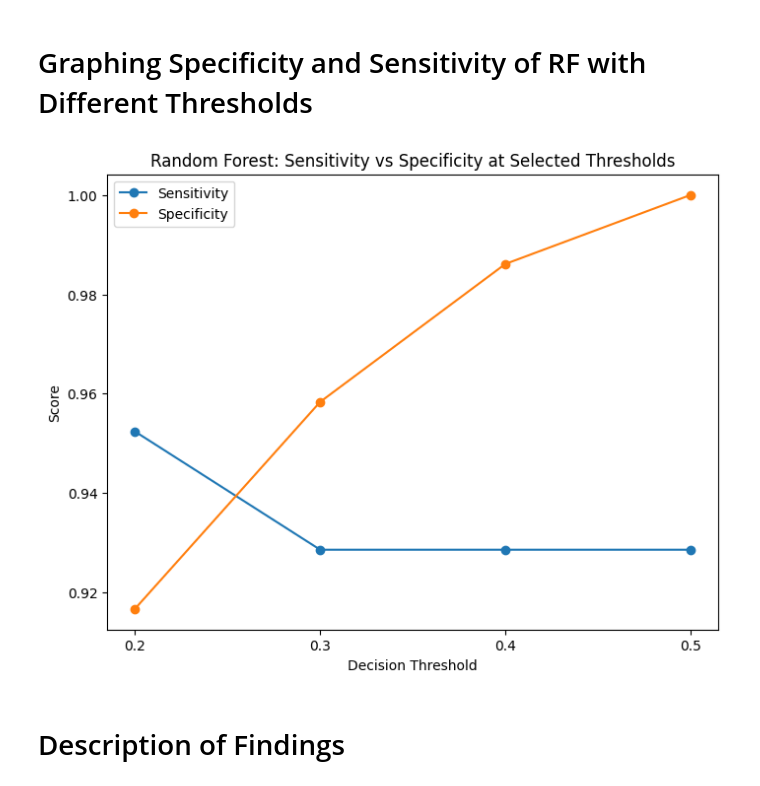
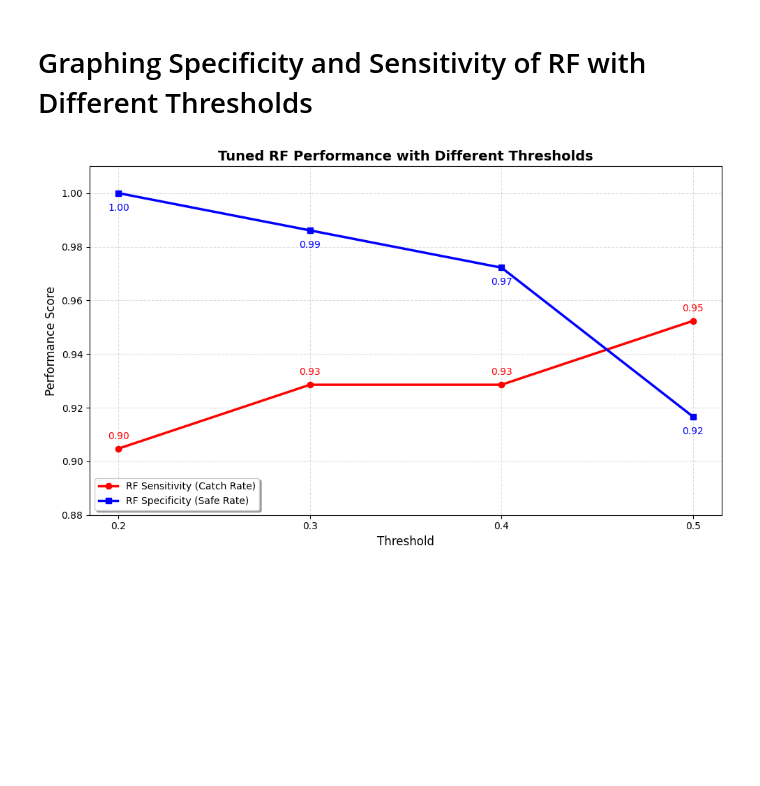
Before and after one commit to sarahcreighton/breast-cancer-classifier, a Jupyter notebook: notebooks/03_SMV_and_RF.ipynb, the cells around one changed output. Saved outputs shown, nothing was run; the diff lists cells and outputs as text; code cells hidden in the pictures; blank space fills up the shorter version.

Commit message:
Updated to correctly implement the best parameters with different thresholds to determine the best model to use - 05Mar2026

```diff
--- a/notebooks/03_SMV_and_RF.ipynb
+++ b/notebooks/03_SMV_and_RF.ipynb
@@ -323,31 +422,35 @@ Best RF Parameters: {'criterion': 'gini', 'max_depth': None, 'min_samples_split'
 # %% [markdown]
 # Graphing Specificity and Sensitivity of RF with Different Thresholds
 # %%
-sensitivities = []
-specificities = []
+# --- Plotting the Random Forest Performance (High-Resolution) ---
+plt.figure(figsize=(10, 6))
 
-for t in rf_thresholds:
-    preds = (rf_probs >= t).astype(int)
-    tn, fp, fn, tp = confusion_matrix(y_test, preds).ravel()
+# Plotting the lines - Using Green/DarkGreen to distinguish from SVM
+plt.plot(thresholds, rf_sensitivities, marker='o', label='RF Sensitivity (Catch Rate)', color='red', linewidth=2.5)
+plt.plot(thresholds, rf_specificities, marker='s', label='RF Specificity (Safe Rate)', color='blue', linewidth=2.5)
 
-    sensitivity = tp / (tp + fn)
-    specificity = tn / (tn + fp)
+# --- AXIS CUSTOMIZATION ---
+plt.ylim(0.88, 1.01)  # Focused y-axis scale from 92% to 100%
+plt.xticks(thresholds) # Only show 0.2, 0.3, 0.4, 0.5 on the X-axis
 
-    sensitivities.append(sensitivity)
-    specificities.append(specificity)
+# Annotating the points with their exact percentage values
+for i, txt in enumerate(rf_sensitivities):
+    plt.annotate(f"{txt:.2f}", (thresholds[i], rf_sensitivities[i]),
+                 textcoords="offset points", xytext=(0,10), ha='center', color='red', fontsize=10)
 
-# Plot Sensitivity and Specificity together
-plt.figure(figsize=(8, 6))
-plt.plot(rf_thresholds, sensitivities, marker='o', label='Sensitivity')
-plt.plot(rf_thresholds, specificities, marker='o', label='Specificity')
+for i, txt in enumerate(rf_specificities):
+    plt.annotate(f"{txt:.2f}", (thresholds[i], rf_specificities[i]),
+                 textcoords="offset points", xytext=(0,-18), ha='center', color='blue', fontsize=10)
 
-plt.xticks(rf_thresholds)  # Force x-axis to show only these thresholds
-plt.xlabel("Decision Threshold")
-plt.ylabel("Score")
-plt.title("Random Forest: Sensitivity vs Specificity at Selected Thresholds")
-plt.legend()
+# Labels and Aesthetics
+plt.xlabel("Threshold", fontsize=12)
+plt.ylabel("Performance Score", fontsize=12)
+plt.title("Tuned RF Performance with Different Thresholds", fontsize=14, fontweight='bold')
+
+plt.legend(loc='lower left', frameon=True, shadow=True)
+plt.grid(True, linestyle='--', alpha=0.4)
+
+plt.tight_layout()
 plt.show()
 # %% [output]
-[figure, old version]
+[figure, new version]
-# %% [markdown]
-# Description of Findings
```
Also changed, not shown: parts of 13 cells of this notebook.
